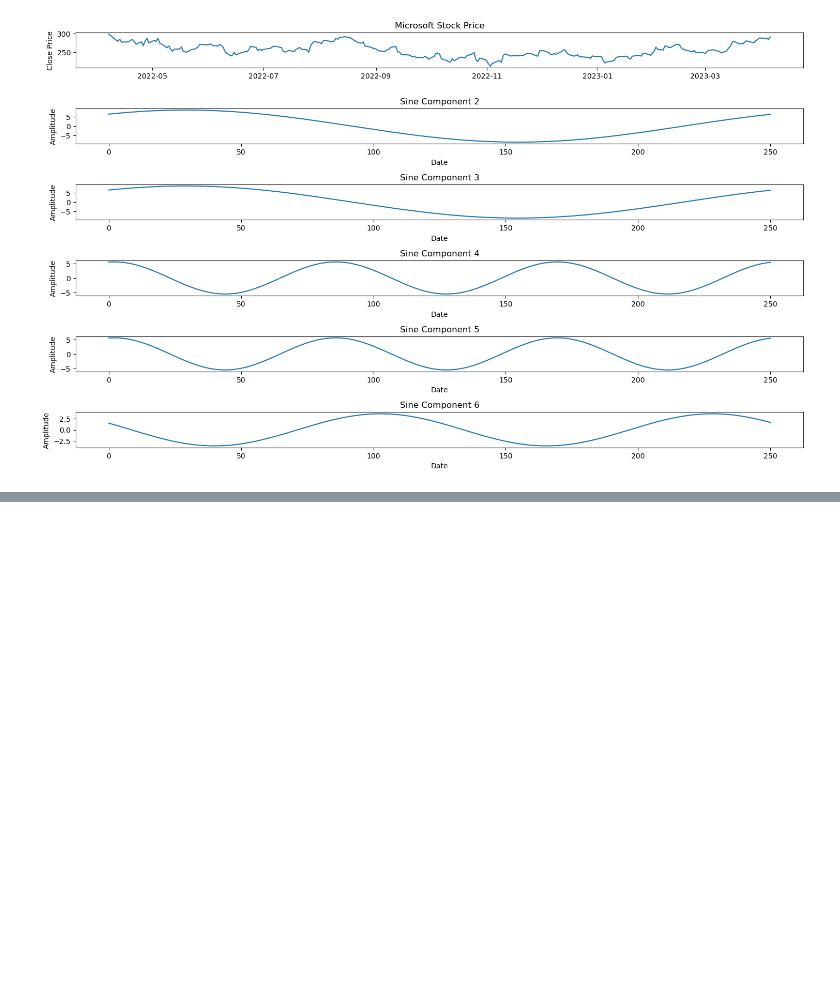
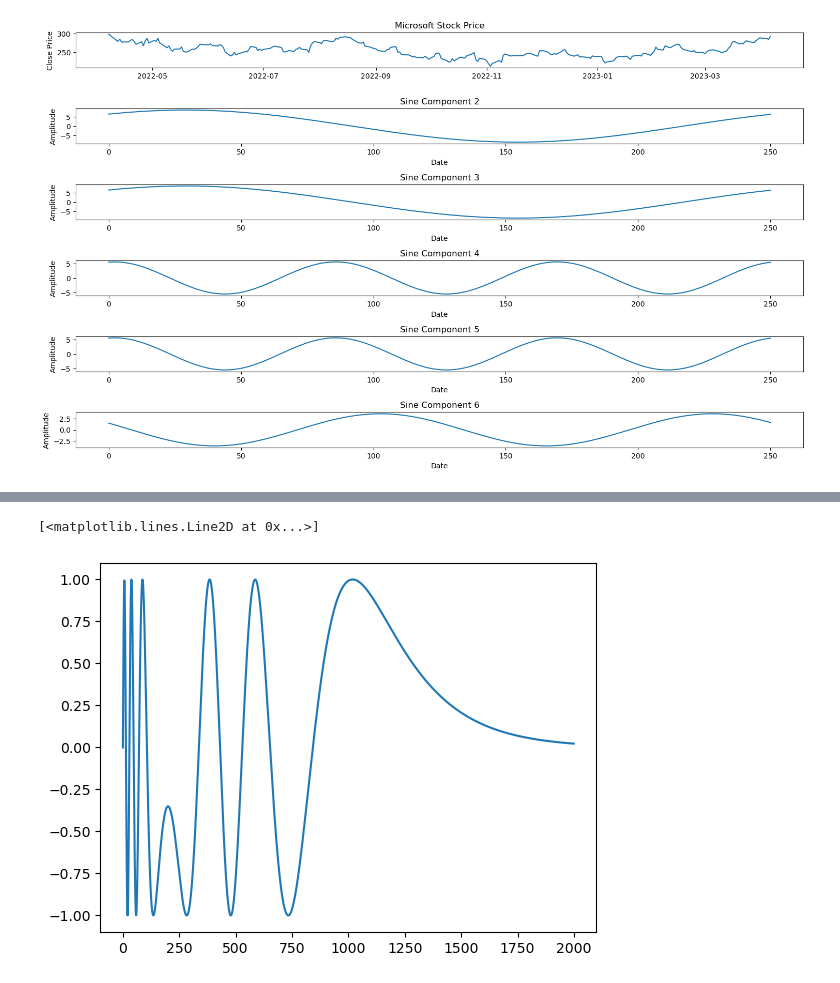
Before and after one commit to sopogen/sopogen.github.io, a Jupyter notebook: _posts/blog/2023-04-09.ipynb, the cells around one changed output, grey strips where cells are left out. Saved outputs shown, nothing was run; the diff lists cells and outputs as text; code cells hidden in the pictures; blank space fills up the shorter version.

```diff
--- a/_posts/blog/2023-04-09.ipynb
+++ b/_posts/blog/2023-04-09.ipynb
@@ -163,0 +213,8 @@ plt.show()
+# %%
+fs = 1000
+t = np.arange(0, 2, 1/fs)
+f1, f2 = 5, 40
+plt.plot(np.sin(2 * np.pi * f2 * t * np.exp(-5*t)))
+# %% [output]
+[<matplotlib.lines.Line2D at 0x...>]
+[figure, added]
```
Also changed, not shown: parts of 3 cells of this notebook, 5 other files.
